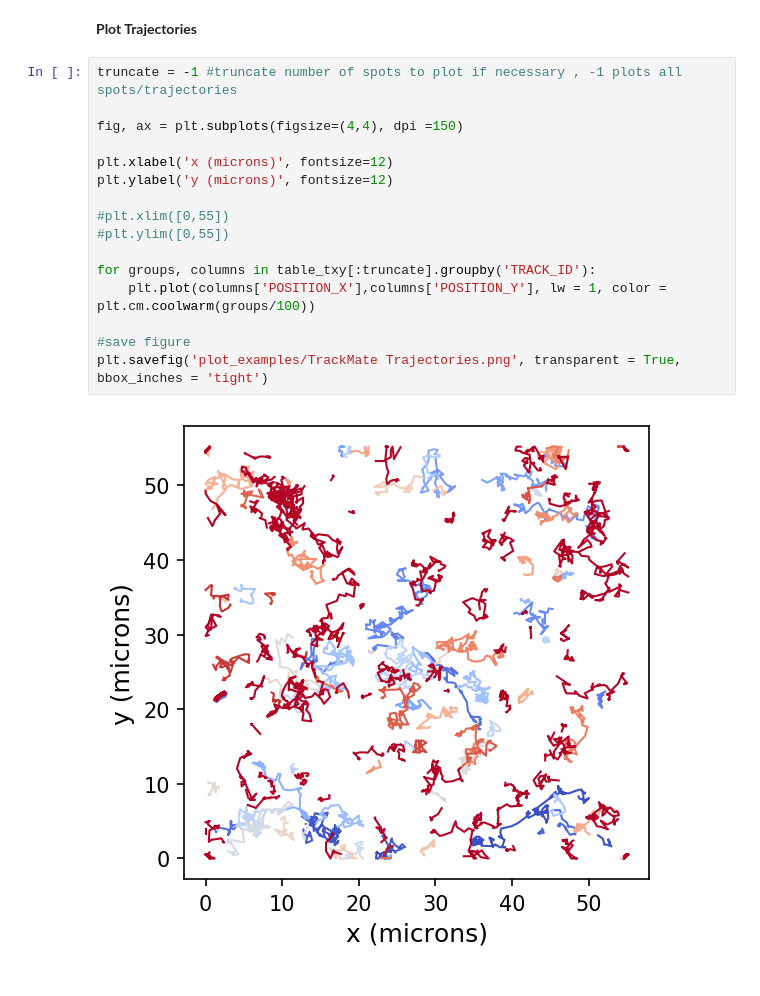
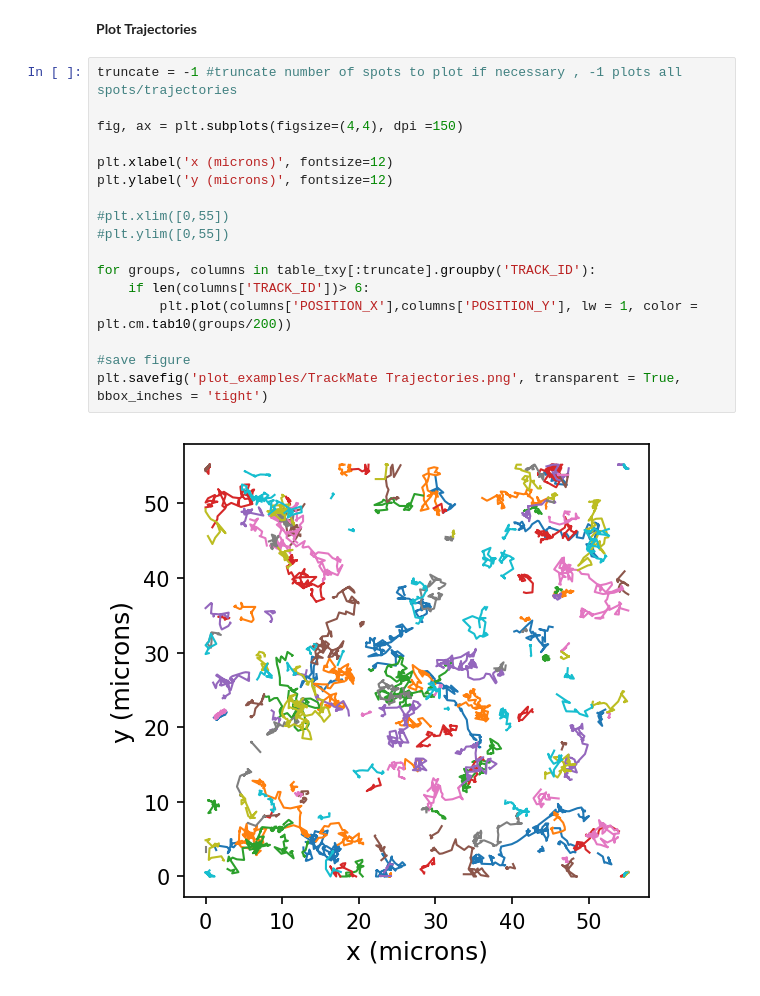
Before and after one commit to paulocaldas/how-to-python, a Jupyter notebook: Read XML files and Plot Trajectories from TrackMate.ipynb, the cells around one changed output. Drawn from its saved outputs; the diff is of its cells as text.

```diff
--- a/Read XML files and Plot Trajectories from TrackMate.ipynb
+++ b/Read XML files and Plot Trajectories from TrackMate.ipynb
@@ -50,18 +50,19 @@ table_txy.tail(10) #take a look at the table format
 # %%
 truncate = -1 #truncate number of spots to plot if necessary , -1 plots all spots/trajectories
 
 fig, ax = plt.subplots(figsize=(4,4), dpi =150)
 
 plt.xlabel('x (microns)', fontsize=12)
 plt.ylabel('y (microns)', fontsize=12)
 
 #plt.xlim([0,55])
 #plt.ylim([0,55])
 
 for groups, columns in table_txy[:truncate].groupby('TRACK_ID'):
-    plt.plot(columns['POSITION_X'],columns['POSITION_Y'], lw = 1, color = plt.cm.coolwarm(groups/100))
+    if len(columns['TRACK_ID'])> 6:
+        plt.plot(columns['POSITION_X'],columns['POSITION_Y'], lw = 1, color = plt.cm.tab10(groups/200))
 
 #save figure
 plt.savefig('plot_examples/TrackMate Trajectories.png', transparent = True, bbox_inches = 'tight')
 # %% [output]
-[figure, old version]
+[figure, new version]
```
Also changed, not shown: 1 other file.
